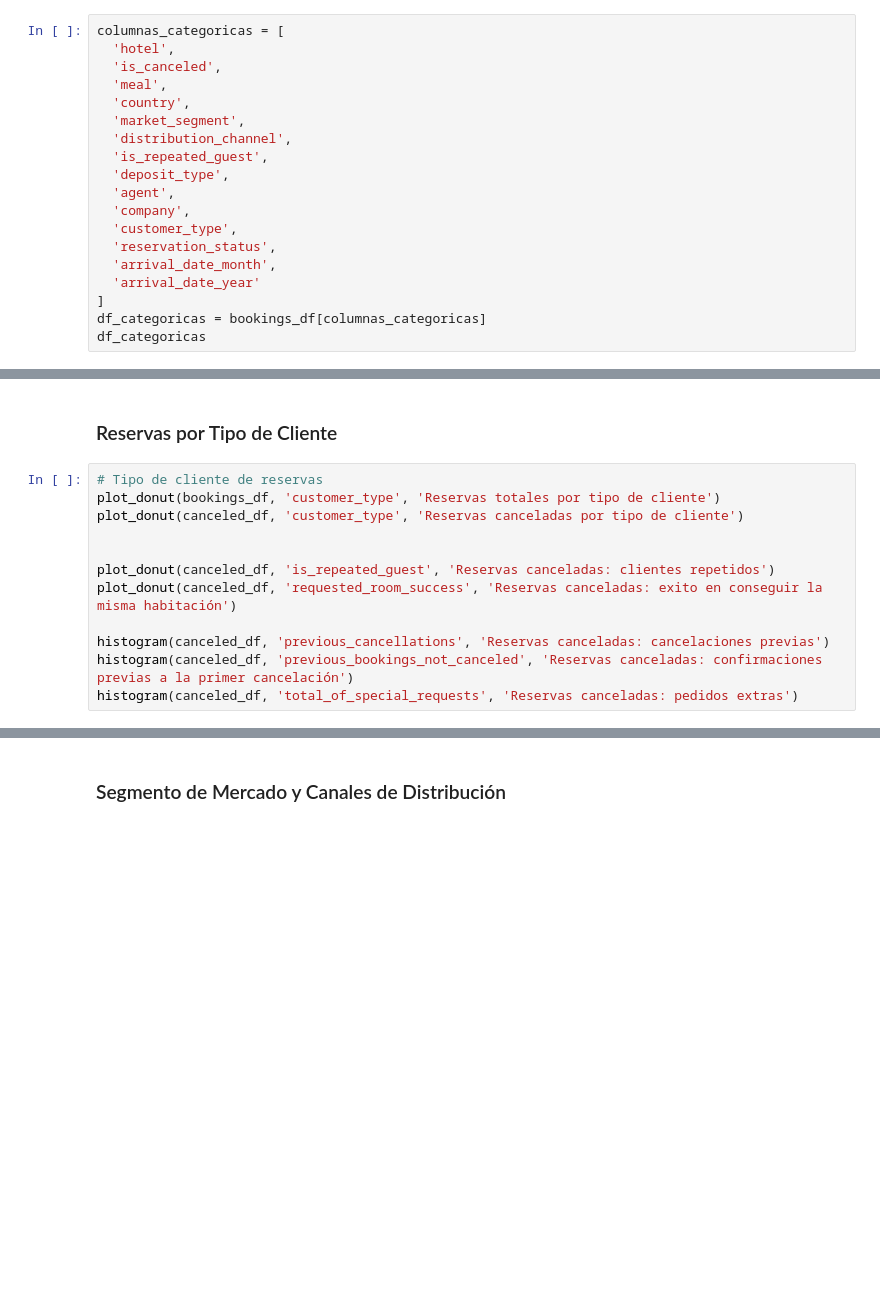
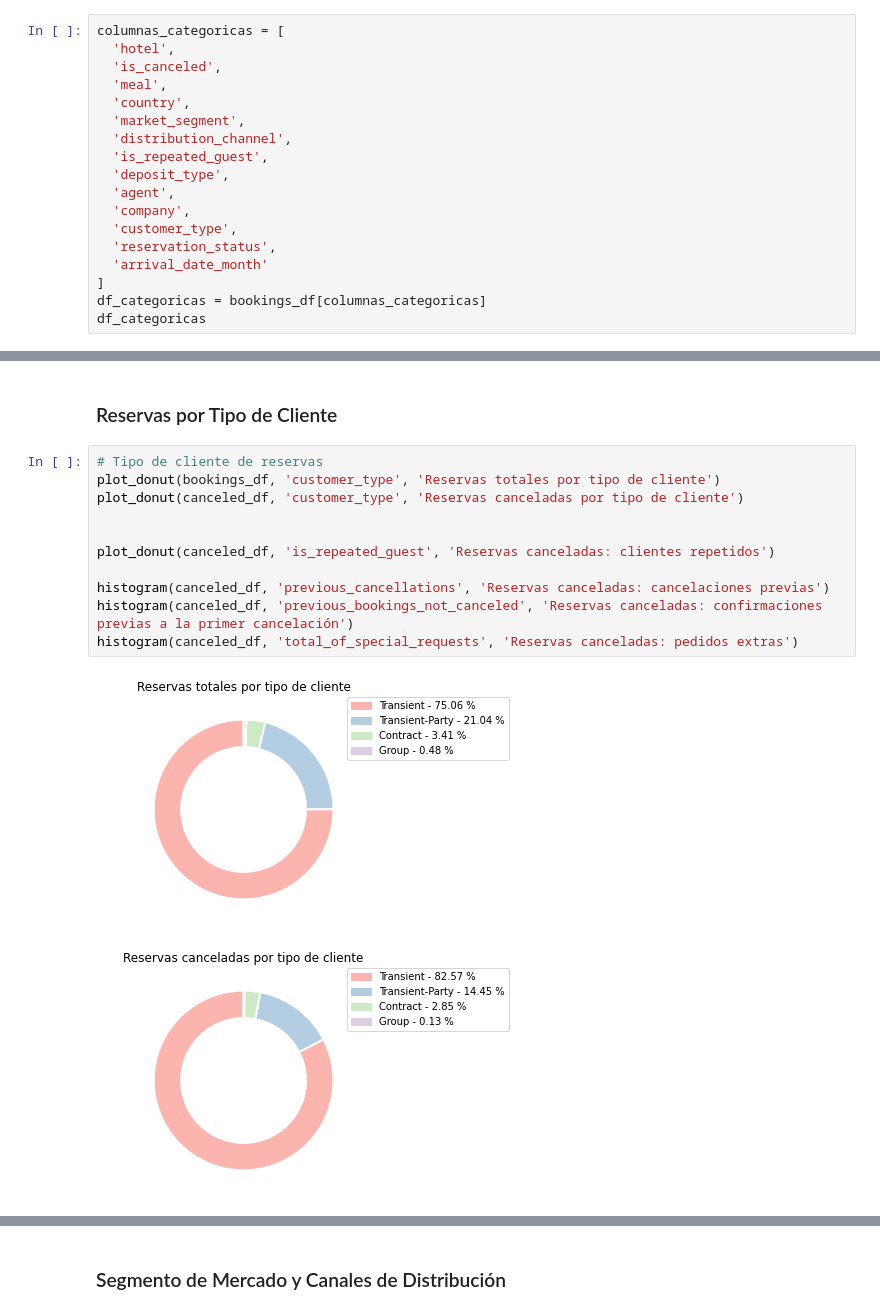
Before and after one commit to francotestori/aauba_01, a Jupyter notebook: exploratory_analysis.ipynb, the cells around one changed output, grey strips where cells are left out. Drawn from its saved outputs; the diff is of its cells as text; blank space fills up the shorter version.

```diff
--- a/exploratory_analysis.ipynb
+++ b/exploratory_analysis.ipynb
@@ -49,8 +57,7 @@ columnas_categoricas = [
   'company',
   'customer_type',
   'reservation_status',
-  'arrival_date_month',
-  'arrival_date_year'
+  'arrival_date_month'
 ]
 df_categoricas = bookings_df[columnas_categoricas]
 df_categoricas
@@ -504,12 +641,14 @@ plot_donut(confirmed_df, 'hotel', 'Reservas confirmadas por hotel')
 # %%
 # Tipo de cliente de reservas
 plot_donut(bookings_df, 'customer_type', 'Reservas totales por tipo de cliente')
 plot_donut(canceled_df, 'customer_type', 'Reservas canceladas por tipo de cliente')
 
 
 plot_donut(canceled_df, 'is_repeated_guest', 'Reservas canceladas: clientes repetidos')
-plot_donut(canceled_df, 'requested_room_success', 'Reservas canceladas: exito en conseguir la misma habitación')
 
 histogram(canceled_df, 'previous_cancellations', 'Reservas canceladas: cancelaciones previas')
 histogram(canceled_df, 'previous_bookings_not_canceled', 'Reservas canceladas: confirmaciones previas a la primer cancelación')
 histogram(canceled_df, 'total_of_special_requests', 'Reservas canceladas: pedidos extras')
+# %% [output]
+[figure, added]
+[figure, added]
```
Also changed, not shown: parts of 23 cells of this notebook.
